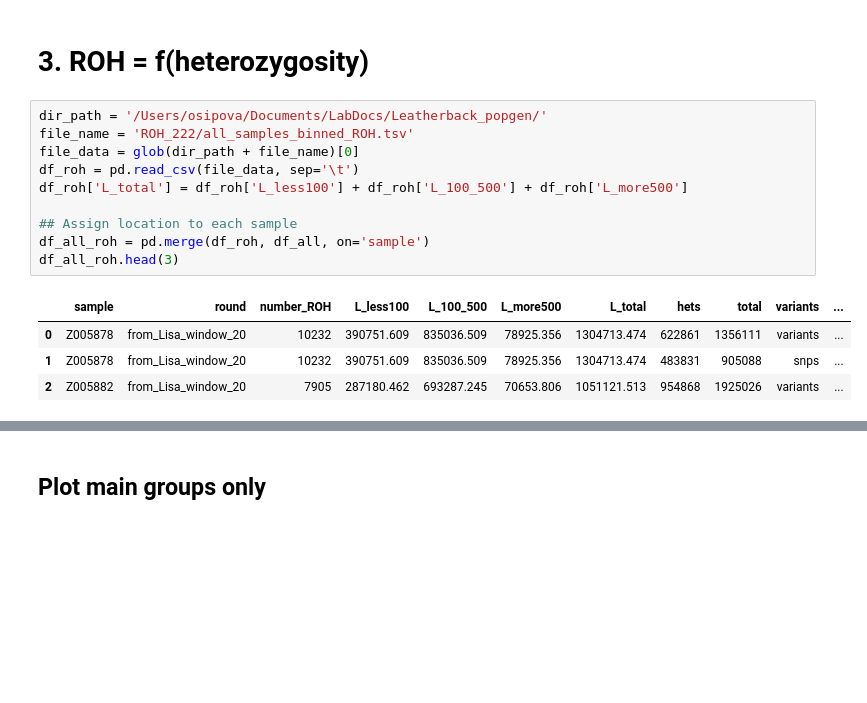
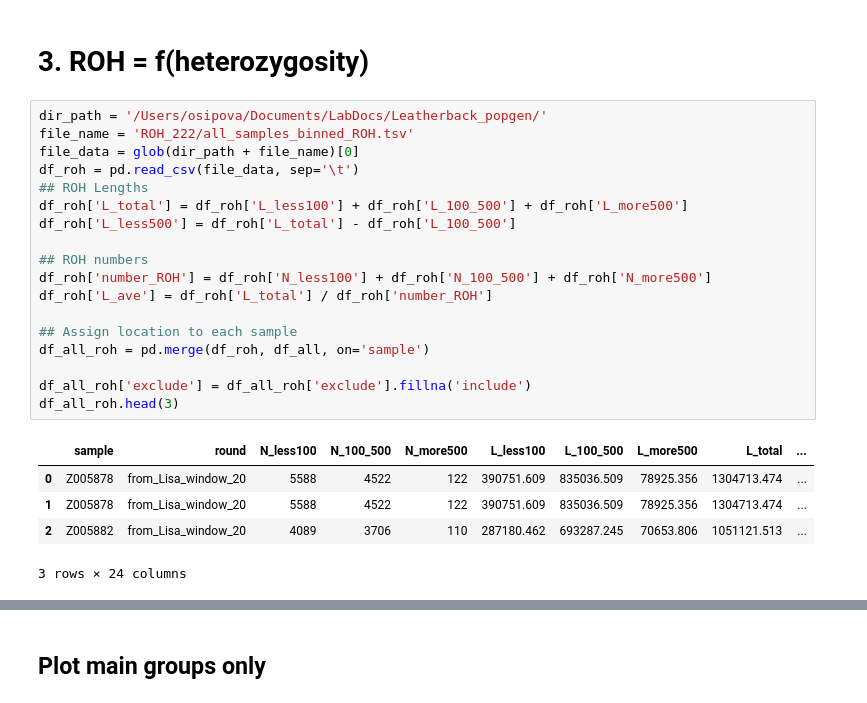
Before and after one commit to osipovarev/Leatherback_popgen, a Jupyter notebook: heterozygosity_analysis.ipynb, the cells around one changed output, grey strips where cells are left out. Saved outputs shown, nothing was run; the diff lists cells and outputs as text; blank space fills up the shorter version.

```diff
--- a/heterozygosity_analysis.ipynb
+++ b/heterozygosity_analysis.ipynb
@@ -374,17 +374,26 @@ fig.tight_layout()
 # %%
 dir_path = '/Users/osipova/Documents/LabDocs/Leatherback_popgen/'
 file_name = 'ROH_222/all_samples_binned_ROH.tsv'
 file_data = glob(dir_path + file_name)[0]
 df_roh = pd.read_csv(file_data, sep='\t')
+## ROH Lengths
 df_roh['L_total'] = df_roh['L_less100'] + df_roh['L_100_500'] + df_roh['L_more500']
+df_roh['L_less500'] = df_roh['L_total'] - df_roh['L_100_500']
+
+## ROH numbers
+df_roh['number_ROH'] = df_roh['N_less100'] + df_roh['N_100_500'] + df_roh['N_more500']
+df_roh['L_ave'] = df_roh['L_total'] / df_roh['number_ROH']
 
 ## Assign location to each sample
 df_all_roh = pd.merge(df_roh, df_all, on='sample')
+
+df_all_roh['exclude'] = df_all_roh['exclude'].fillna('include')
 df_all_roh.head(3)
 # %% [output]
-|  | sample | round | number_ROH | L_less100 | L_100_500 | L_more500 | L_total | hets | total | variants | ... |
-| 0 | Z005878 | from_Lisa_window_20 | 10232 | 390751.609 | 835036.509 | 78925.356 | 1304713.474 | 622861 | 1356111 | variants | ... |
-| 1 | Z005878 | from_Lisa_window_20 | 10232 | 390751.609 | 835036.509 | 78925.356 | 1304713.474 | 483831 | 905088 | snps | ... |
-| 2 | Z005882 | from_Lisa_window_20 | 7905 | 287180.462 | 693287.245 | 70653.806 | 1051121.513 | 954868 | 1925026 | variants | ... |
+|  | sample | round | N_less100 | N_100_500 | N_more500 | L_less100 | L_100_500 | L_more500 | L_total | ... |
+| 0 | Z005878 | from_Lisa_window_20 | 5588 | 4522 | 122 | 390751.609 | 835036.509 | 78925.356 | 1304713.474 | ... |
+| 1 | Z005878 | from_Lisa_window_20 | 5588 | 4522 | 122 | 390751.609 | 835036.509 | 78925.356 | 1304713.474 | ... |
+| 2 | Z005882 | from_Lisa_window_20 | 4089 | 3706 | 110 | 287180.462 | 693287.245 | 70653.806 | 1051121.513 | ... |
+3 rows × 24 columns
 # %%
 fig, axes = plt.subplots(2, 3, figsize = (15, 8))
```
Also changed, not shown: parts of 7 cells of this notebook, 8 other files.
